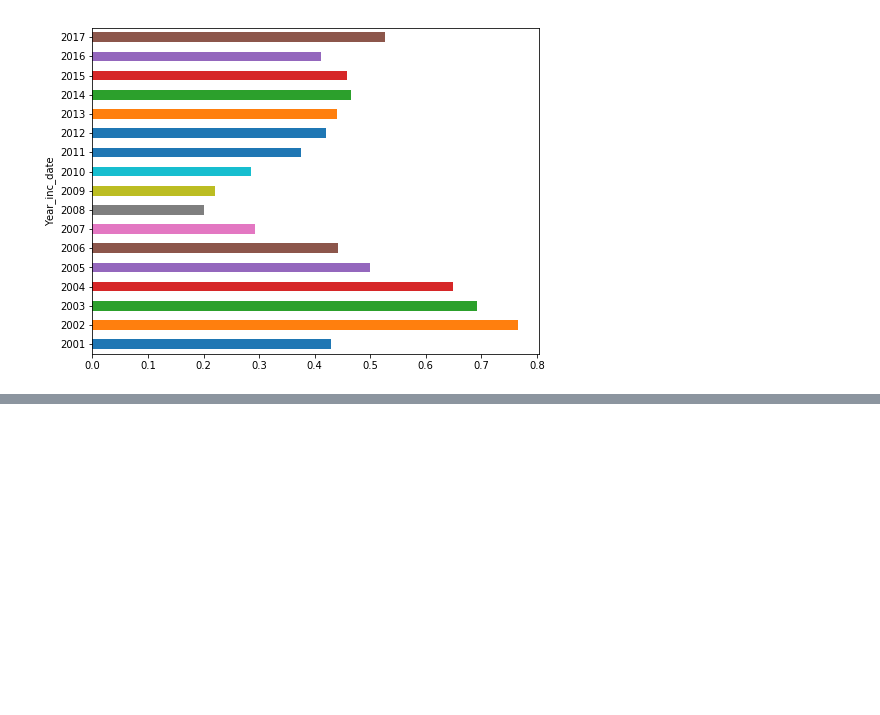
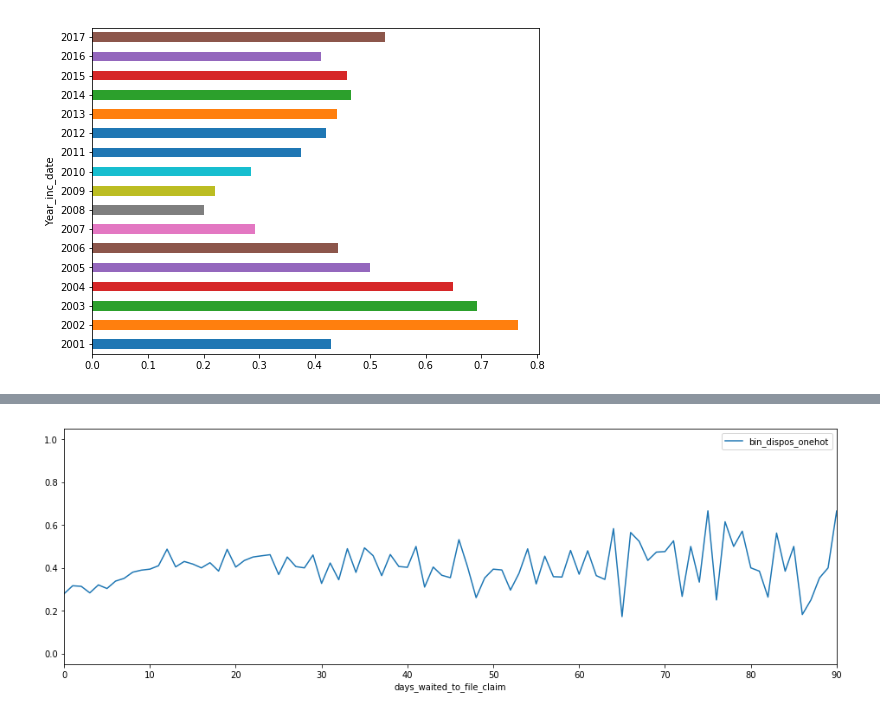
Before and after one commit to spencertollefson/tsa_claims, a Jupyter notebook: simple_models.ipynb, the cells around one changed output, grey strips where cells are left out. Saved outputs shown, nothing was run; the diff lists cells and outputs as text; code cells hidden in the pictures; blank space fills up the shorter version.

```diff
--- a/simple_models.ipynb
+++ b/simple_models.ipynb
@@ -358,0 +833,4 @@ some problems with this would be introducing YEAR and MONTH that has never been
+# %%
+df[df.Month_inc_date == '7'].groupby('days_waited_to_file_claim').mean().plot(y='bin_dispos_onehot', xlim=(0,90),figsize=(16,5));
+# %% [output]
+[figure, added]
```
Also changed, not shown: parts of 63 cells of this notebook, 22 other files.
